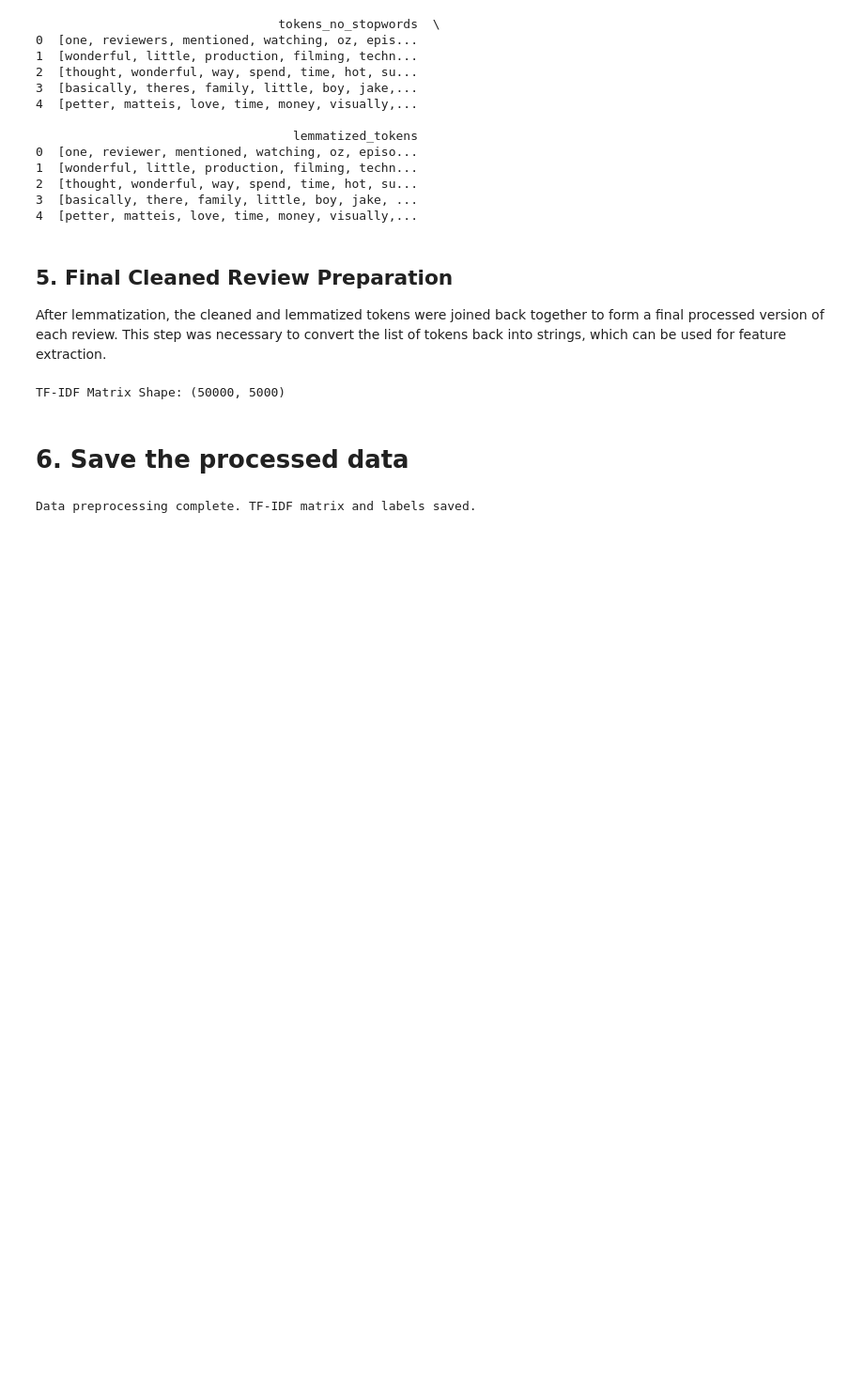
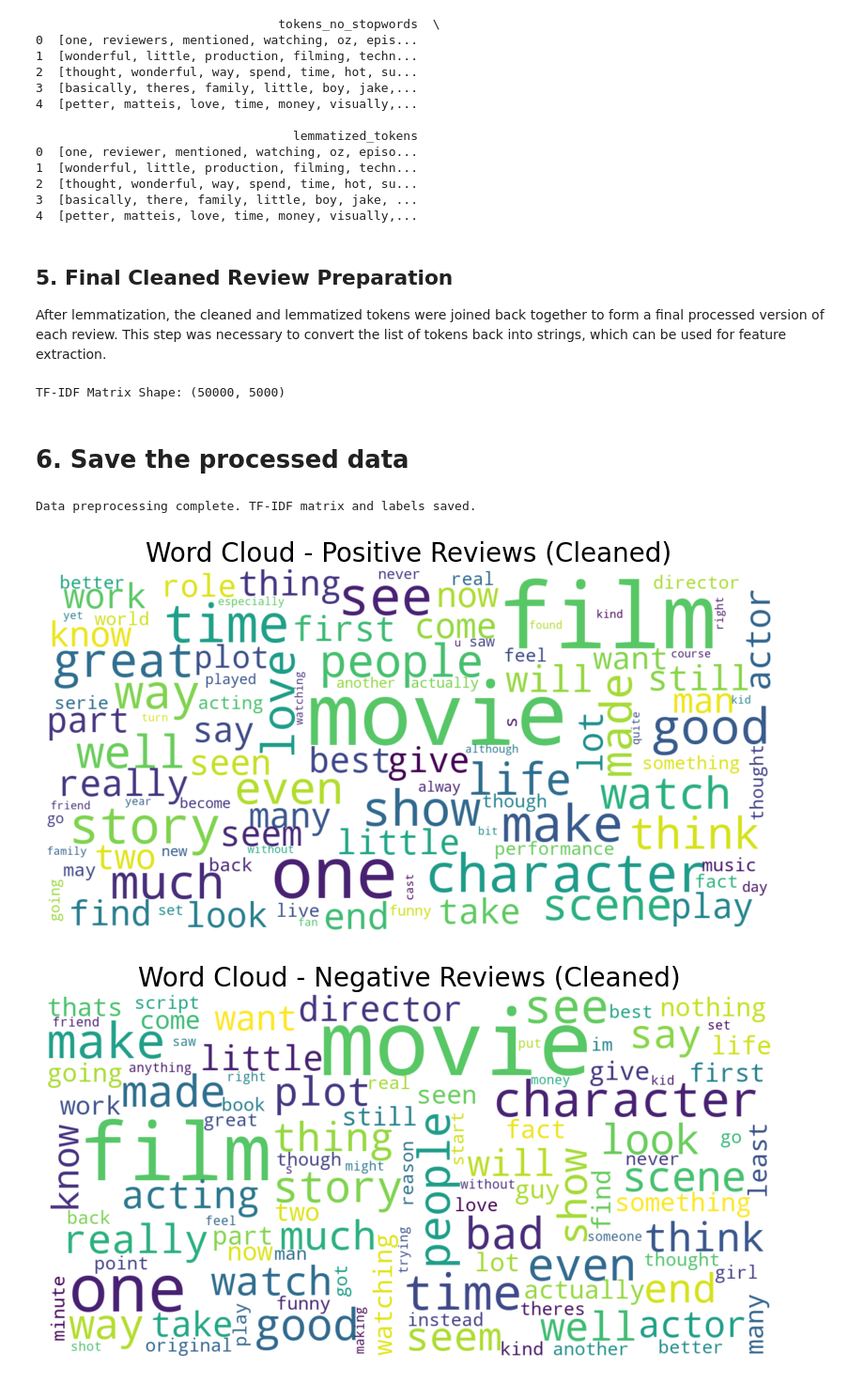
Before and after one commit to hivefive08/cs506-final-project, a Jupyter notebook: src/data_preprocessing.ipynb, the cells around one changed output. Shown: that part at 94% size. Saved outputs shown, nothing was run; the diff lists cells and outputs as text; code cells hidden in the pictures; blank space fills up the shorter version.

Commit message:
added a word cloud using the processed data

```diff
--- a/src/data_preprocessing.ipynb
+++ b/src/data_preprocessing.ipynb
@@ -185,3 +172,35 @@ np.save('../data/labels.npy', data['sentiment'].values)
 print("Data preprocessing complete. TF-IDF matrix and labels saved.")
 # %% [output]
 Data preprocessing complete. TF-IDF matrix and labels saved.
+# %%
+from wordcloud import WordCloud, STOPWORDS
+import matplotlib.pyplot as plt
+
+# Function to generate word cloud using the now processed data
+def generate_wordcloud(text, title):
+    wordcloud = WordCloud(
+        background_color='white',
+        stopwords=STOPWORDS,
+        max_words=100,
+        max_font_size=50,
+        scale=3,
+        random_state=42
+    ).generate(' '.join(text))
+
+    # Display the word cloud
+    plt.figure(figsize=(10, 7))
+    plt.imshow(wordcloud, interpolation='bilinear')
+    plt.axis('off')
+    plt.title(title, fontsize=20)
+    plt.show()
+
+# Generate word cloud for positive reviews using cleaned text
+positive_reviews_cleaned = data[data['sentiment'] == 1]['cleaned_review']
+generate_wordcloud(positive_reviews_cleaned, "Word Cloud - Positive Reviews (Cleaned)")
+
+# Generate word cloud for negative reviews using cleaned text
+negative_reviews_cleaned = data[data['sentiment'] == 0]['cleaned_review']
+generate_wordcloud(negative_reviews_cleaned, "Word Cloud - Negative Reviews (Cleaned)")
+# %% [output]
+[figure, added]
+[figure, added]
```
Also changed, not shown: parts of 1 cell of this notebook.
